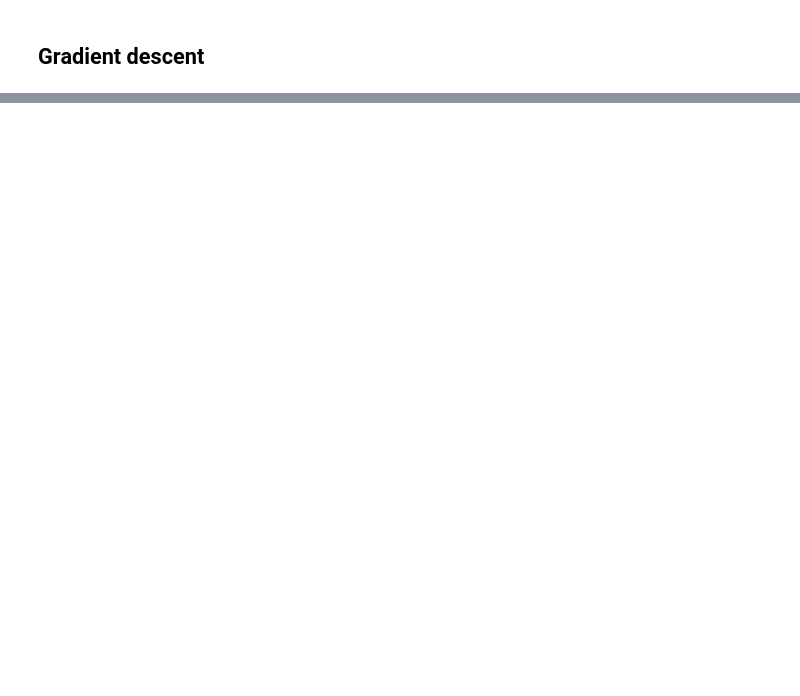
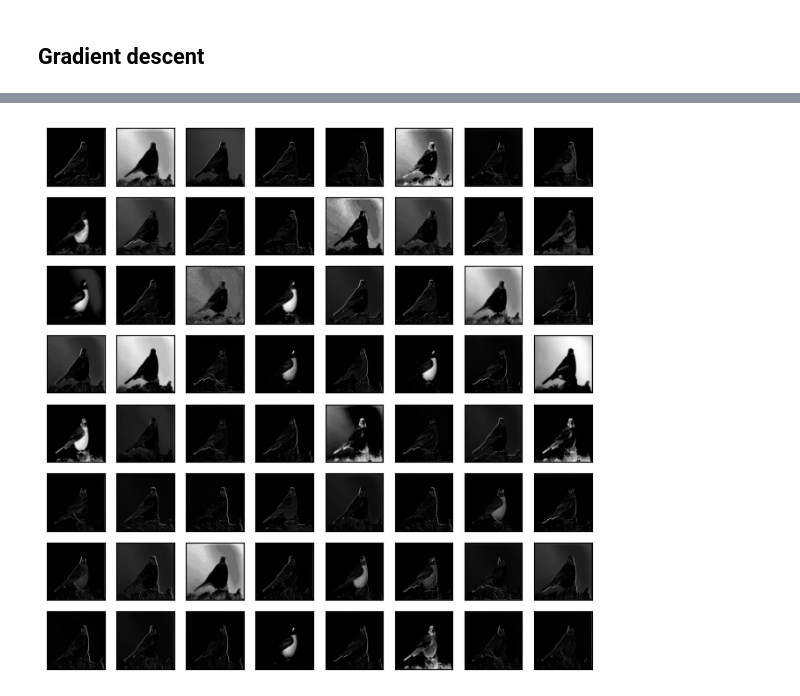
Before and after one commit to agimenezromero/PhD-thesis, a Jupyter notebook: Plots.ipynb, the cells around one changed output, grey strips where cells are left out. Cells and saved outputs as stored; diff of their text form; code cells hidden in the pictures; blank space fills up the shorter version.

```diff
--- a/Plots.ipynb
+++ b/Plots.ipynb
@@ -528,0 +594,32 @@ plt.savefig('gradient_descent.png', dpi=300, bbox_inches='tight')
+# %%
+# redefine model to output right after the first hidden layer
+model = Model(inputs=model.inputs, outputs=model.layers[1].output)
+
+img = load_img("Figures/bird.jpg", target_size=(224, 224))
+
+# convert the image to an array
+img = img_to_array(img)
+
+# expand dimensions so that it represents a single 'sample'
+img = expand_dims(img, axis=0)
+
+img = preprocess_input(img)
+
+feature_maps = model.predict(img)
+
+fig = plt.figure(figsize=(8, 8))
+
+square = 8
+ix = 1
+for _ in range(square):
+    for _ in range(square):
+        # specify subplot and turn of axis
+        ax = plt.subplot(square, square, ix)
+
+        ax.set_xticks([])
+        ax.set_yticks([])
+
+        # plot filter channel in grayscale
+        plt.imshow(feature_maps[0, :, :, ix - 1], cmap="gray")
+        ix += 1
+# %% [output]
@@ -528,0 +628 @@ plt.savefig('gradient_descent.png', dpi=300, bbox_inches='tight')
+[figure, added]
```
Also changed, not shown: parts of 5 cells of this notebook, 7 other files.
